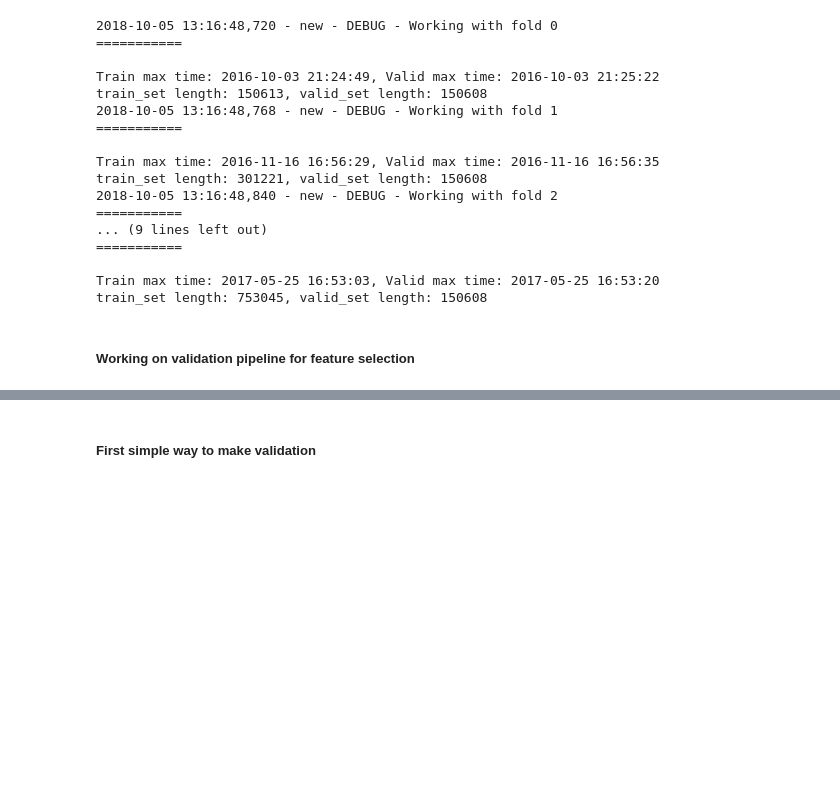
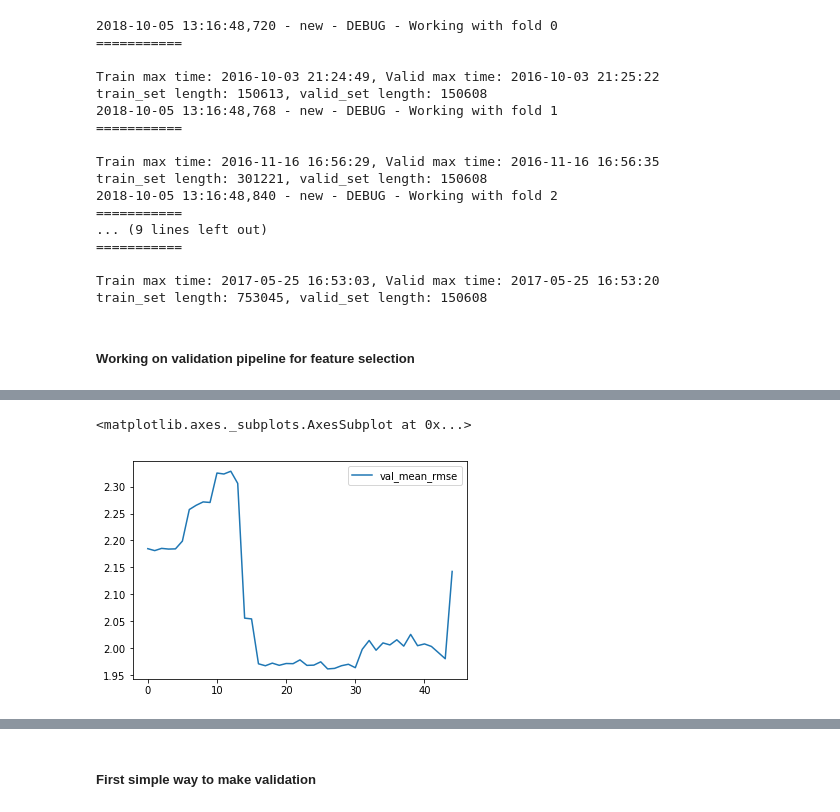
Before and after one commit to ademyanchuk/kaggle_google_revenue, a Jupyter notebook: notebooks/rf_fastai-baseline.ipynb, the cells around one changed output, grey strips where cells are left out. Saved outputs shown, nothing was run; the diff lists cells and outputs as text; code cells hidden in the pictures; blank space fills up the shorter version.

```diff
--- a/notebooks/rf_fastai-baseline.ipynb
+++ b/notebooks/rf_fastai-baseline.ipynb
@@ -455,0 +474,5 @@ stats_df
+# %%
+stats_df.plot( y='val_mean_rmse')
+# %% [output]
+<matplotlib.axes._subplots.AxesSubplot at 0x...>
+[figure, added]
```
Also changed, not shown: parts of 26 cells of this notebook.
